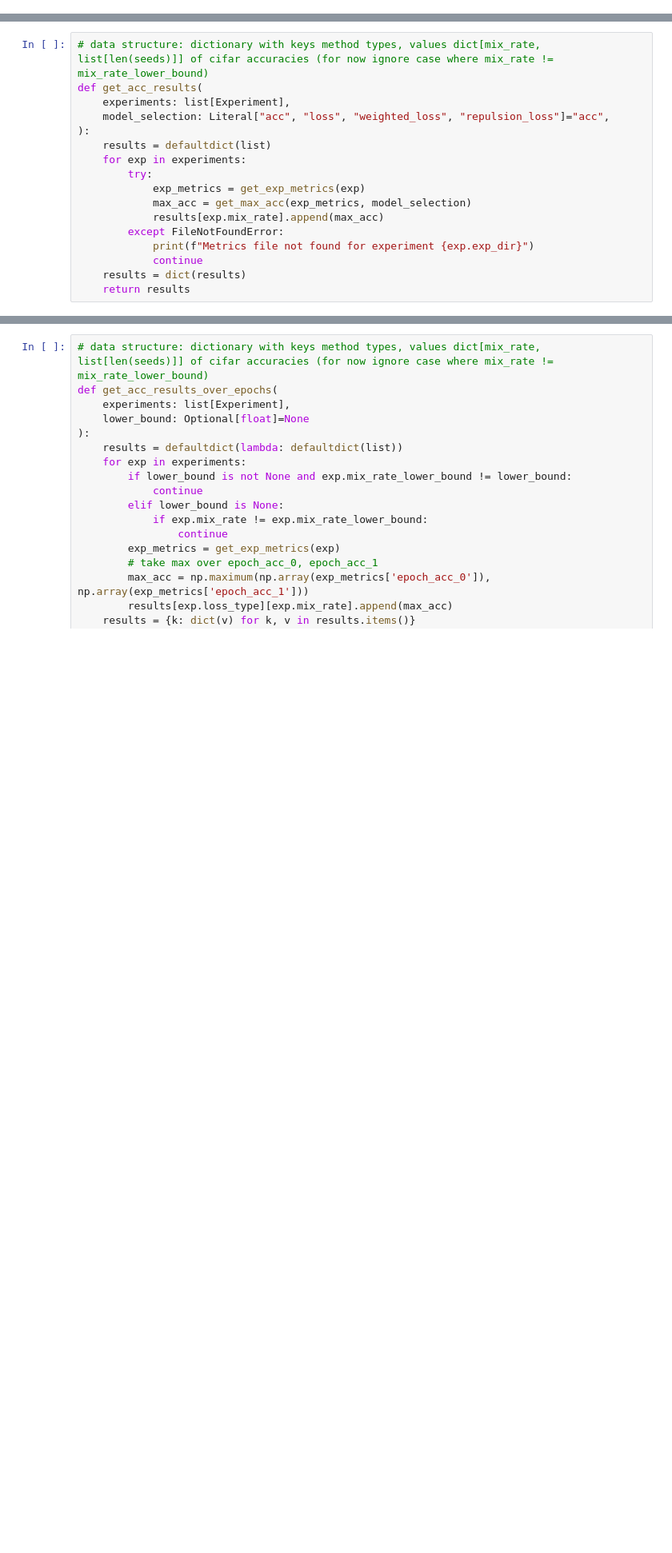
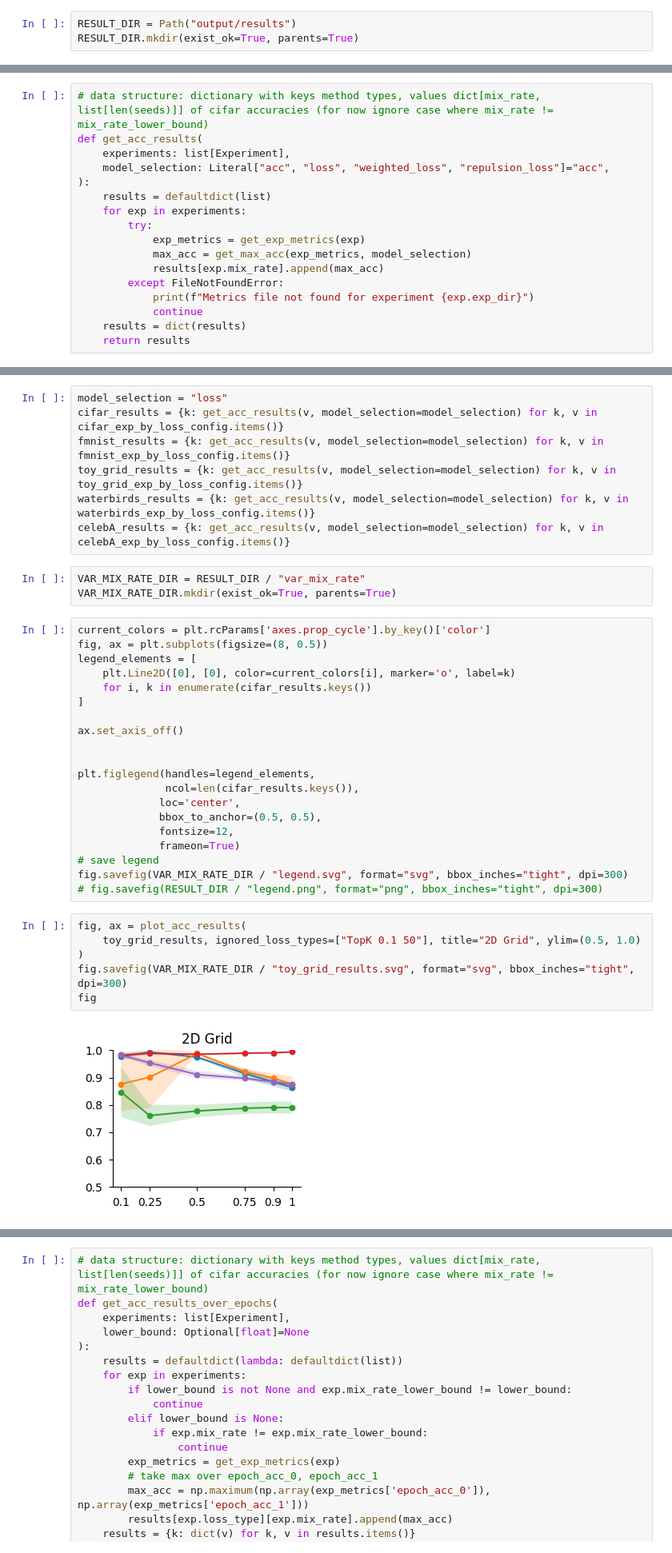
Before and after one commit to oliveradk/diverse-gen, a Jupyter notebook: exp_sweep.ipynb, the cells around one changed output, grey strips where cells are left out. Shown at 80% size. Saved outputs shown, nothing was run; the diff lists cells and outputs as text; blank space fills up the shorter version.

```diff
--- a/exp_sweep.ipynb
+++ b/exp_sweep.ipynb
@@ -193,5 +271,8 @@ None
 # %% [markdown]
 # Process Results
+# %%
+RESULT_DIR = Path("output/results")
+RESULT_DIR.mkdir(exist_ok=True, parents=True)
 # %%
 from typing import Literal
 def get_exp_metrics(exp: Experiment):
@@ -387,0 +443,38 @@ plot_model_selection_diffs(results, results_repulsion_loss, "Diversity Loss")
+# %%
+model_selection = "loss"
+cifar_results = {k: get_acc_results(v, model_selection=model_selection) for k, v in cifar_exp_by_loss_config.items()}
+fmnist_results = {k: get_acc_results(v, model_selection=model_selection) for k, v in fmnist_exp_by_loss_config.items()}
+toy_grid_results = {k: get_acc_results(v, model_selection=model_selection) for k, v in toy_grid_exp_by_loss_config.items()}
+waterbirds_results = {k: get_acc_results(v, model_selection=model_selection) for k, v in waterbirds_exp_by_loss_config.items()}
+celebA_results = {k: get_acc_results(v, model_selection=model_selection) for k, v in celebA_exp_by_loss_config.items()}
+# %%
+VAR_MIX_RATE_DIR = RESULT_DIR / "var_mix_rate"
+VAR_MIX_RATE_DIR.mkdir(exist_ok=True, parents=True)
+# %%
+current_colors = plt.rcParams['axes.prop_cycle'].by_key()['color']
+fig, ax = plt.subplots(figsize=(8, 0.5))
+legend_elements = [
+    plt.Line2D([0], [0], color=current_colors[i], marker='o', label=k)
+    for i, k in enumerate(cifar_results.keys())
+]
+
+ax.set_axis_off()
+
+
+plt.figlegend(handles=legend_elements,
+              ncol=len(cifar_results.keys()),
+             loc='center',
+             bbox_to_anchor=(0.5, 0.5),
+             fontsize=12,
+             frameon=True)
+# save legend
+fig.savefig(VAR_MIX_RATE_DIR / "legend.svg", format="svg", bbox_inches="tight", dpi=300)
+# fig.savefig(RESULT_DIR / "legend.png", format="png", bbox_inches="tight", dpi=300)
+# %%
+fig, ax = plot_acc_results(
+    toy_grid_results, ignored_loss_types=["TopK 0.1 50"], title="2D Grid", ylim=(0.5, 1.0)
+)
+fig.savefig(VAR_MIX_RATE_DIR / "toy_grid_results.svg", format="svg", bbox_inches="tight", dpi=300)
+fig
+# %% [output]
+[figure, added]
```
Also changed, not shown: parts of 53 cells of this notebook.
